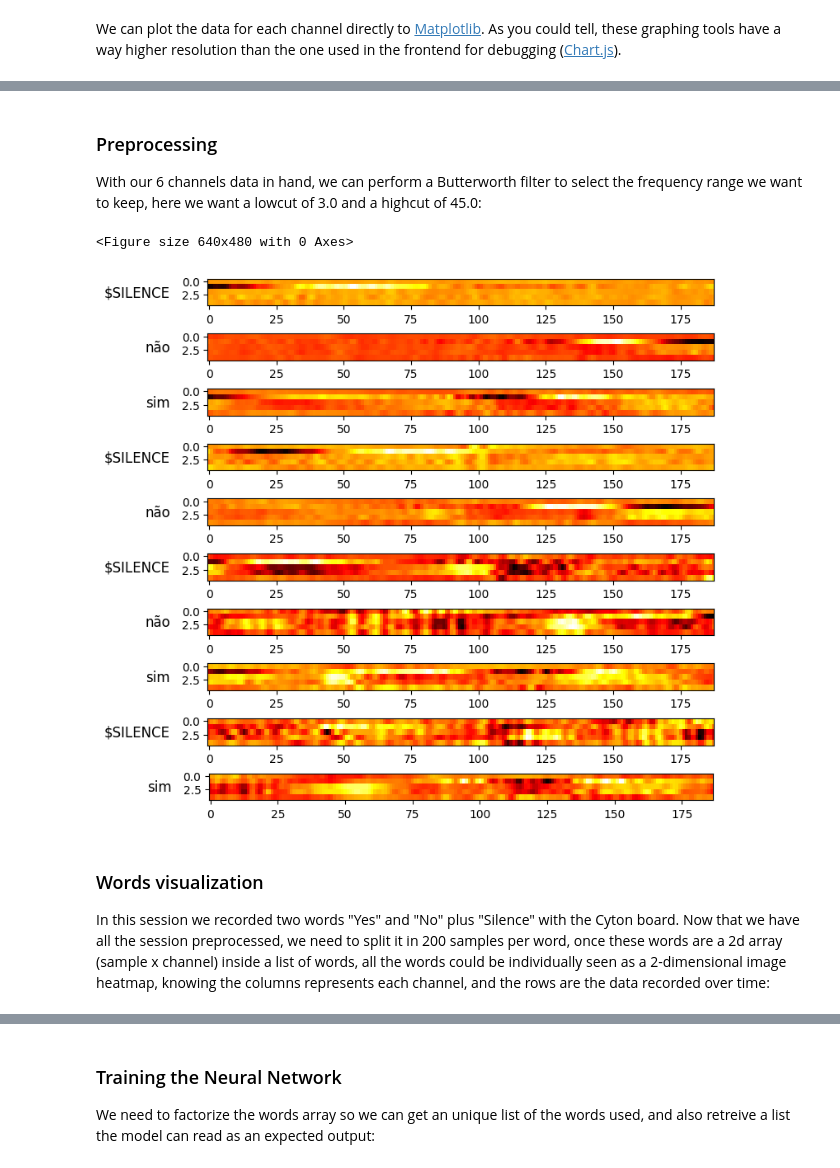
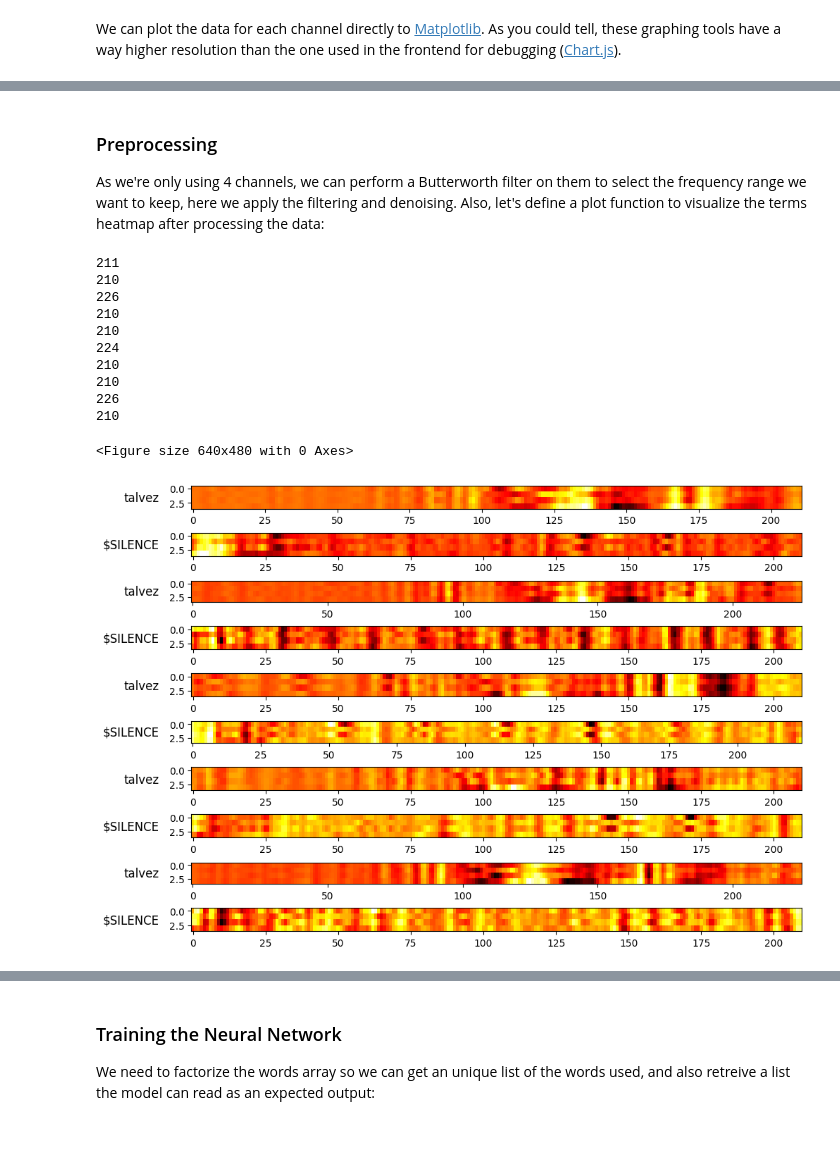
Before and after one commit to MateusAquino/subvocalization-emg, a Jupyter notebook: Proof of Concept/Subvocalization.ipynb, the cells around one changed output, grey strips where cells are left out. Drawn from its saved outputs; the diff is of its cells as text; code cells hidden in the pictures; blank space fills up the shorter version.

```diff
--- a/Proof of Concept/Subvocalization.ipynb
+++ b/Proof of Concept/Subvocalization.ipynb
@@ -55,7 +44,9 @@ Built with CUDA:  True
 
 The sEMG data will be read from the Cyton Dongle through [BrainFlow](https://brainflow.readthedocs.io/en/stable/SupportedBoards.html#cyton), you can also check the [Code Samples](https://brainflow.readthedocs.io/en/stable/Examples.html) section to know how to get the data from the board and read/write it to a csv file.
 # %%
-csv = pd.read_csv("dist/saves/FMatYN5C.csv")
+csv = pd.read_csv("dist/saves/P010/F/Talvez.csv")
+emg_channels = [1, 2, 3, 4]
+df_channels = list(map(lambda x: "Channel_%s" % (x), emg_channels))
 
 csv
 # %% [output]
@@ -76,21 +67,26 @@ csv
 We can plot the data for each channel directly to [Matplotlib](https://matplotlib.org/). As you could tell, these graphing tools have a way higher resolution than the one used in the frontend for debugging ([Chart.js](https://www.chartjs.org/)).
 # %%
 restored_data = csv.copy()
-board_id = BoardIds.CYTON_BOARD.value
 
-# f, axarr = plt.subplots(6, 2, figsize=(14,5))
+window = 600
+offset = 4050
+start = offset-int(window/2)
+end = offset+int(window/2)
 
-# axs = restored_data[df_channels][:12000].plot(subplots=True, ax=axarr[:,0])
-# for i,ax in enumerate(axs):
-    # axs[i].legend(loc="upper right")
-    # axs[i].axvspan(5900, 6100, alpha=0.5, ec='red', fill=False)
+f, axarr = plt.subplots(len(emg_channels), 2, figsize=(14,5))
+axs = restored_data[df_channels].plot(subplots=True, ax=axarr[:,0])
+for i,ax in enumerate(axs):
+    axs[i].legend(loc="upper right")
+    axs[i].axvspan(start, end, alpha=0.5, ec='red', fill=False)
+    axs[i].set_ylabel('Corrente (µV)')
+axs[3].set_xlabel('Samples')
 
-# axs = restored_data[df_channels][5900:6100].plot(subplots=True, ax=axarr[:,1])
-# for i,ax in enumerate(axs):
-    # axs[i].legend(loc="upper right")
-    # axs[i].axvspan(5900, 6100, alpha=1, ec='red', fill=False)
+axs = restored_data[df_channels][start:end].plot(subplots=True, ax=axarr[:,1])
+for i,ax in enumerate(axs):
+    axs[i].legend(loc="upper right")
+    axs[i].axvspan(start, end, alpha=1, ec='red', fill=False)
+axs[3].set_xlabel('Samples')
 
-# plt.show()
-
-BoardShim.get_ecg_channels(board_id)
+plt.tight_layout(pad=1.0)
+plt.show()
 # %% [output]
@@ -98,5 +94,5 @@ BoardShim.get_ecg_channels(board_id)
 # %% [markdown]
 ### Preprocessing
 
-With our 6 channels data in hand, we can perform a Butterworth filter to select the frequency range we want to keep, here we want a lowcut of 3.0 and a highcut of 45.0:
+As we're only using 4 channels, we can perform a Butterworth filter on them to select the frequency range we want to keep, here we apply the filtering and denoising. Also, let's define a plot function to visualize the terms heatmap after processing the data:
 # %%
@@ -166,24 +203,29 @@ def plot(restored_data, plots=6):
 # %%
 from brainflow.data_filter import DataFilter, AggOperations, WaveletTypes, NoiseEstimationLevelTypes, \
     WaveletExtensionTypes, ThresholdTypes, WaveletDenoisingTypes
 
 restored_data = csv.copy()
 for count, channel in enumerate(df_channels):
     if count >= 8:
         continue
     channel_data = restored_data[channel].to_numpy()
     DataFilter.detrend(channel_data, DetrendOperations.CONSTANT.value)
     DataFilter.remove_environmental_noise(channel_data, sampling_rate, NoiseTypes.SIXTY.value);
-    DataFilter.perform_bandpass(channel_data, sampling_rate, 2, 57, 4, FilterTypes.BUTTERWORTH.value, 1.0)
+    DataFilter.perform_bandpass(channel_data, sampling_rate, 5, 230, 4, FilterTypes.BUTTERWORTH.value, 1.0)
+    DataFilter.perform_bandstop(channel_data, sampling_rate, 115, 135, 4, FilterTypes.BUTTERWORTH.value, 1.0)
     DataFilter.perform_rolling_filter(channel_data, 3, AggOperations.MEAN.value)
-    DataFilter.perform_wavelet_denoising(channel_data, WaveletTypes.BIOR3_9, 3, WaveletDenoisingTypes.SURESHRINK, ThresholdTypes.HARD, WaveletExtensionTypes.SYMMETRIC, NoiseEstimationLevelTypes.FIRST_LEVEL)
 
 plot(restored_data, 3)
 # %% [output]
-<Figure size 640x480 with 0 Axes>
+211
+210
+226
+210
+210
+224
+210
+210
+226
+210
+<Figure size 640x480 with 0 Axes>
-[figure, old version]
+[figure, new version]
-# %% [markdown]
-### Words visualization
-
-In this session we recorded two words "Yes" and "No" plus "Silence" with the Cyton board.
-Now that we have all the session preprocessed, we need to split it in 200 samples per word, once these words are a 2d array (sample x channel) inside a list of words, all the words could be individually seen as a 2-dimensional image heatmap, knowing the columns represents each channel, and the rows are the data recorded over time:
```
Also changed, not shown: parts of 15 cells of this notebook, 9 other files.
